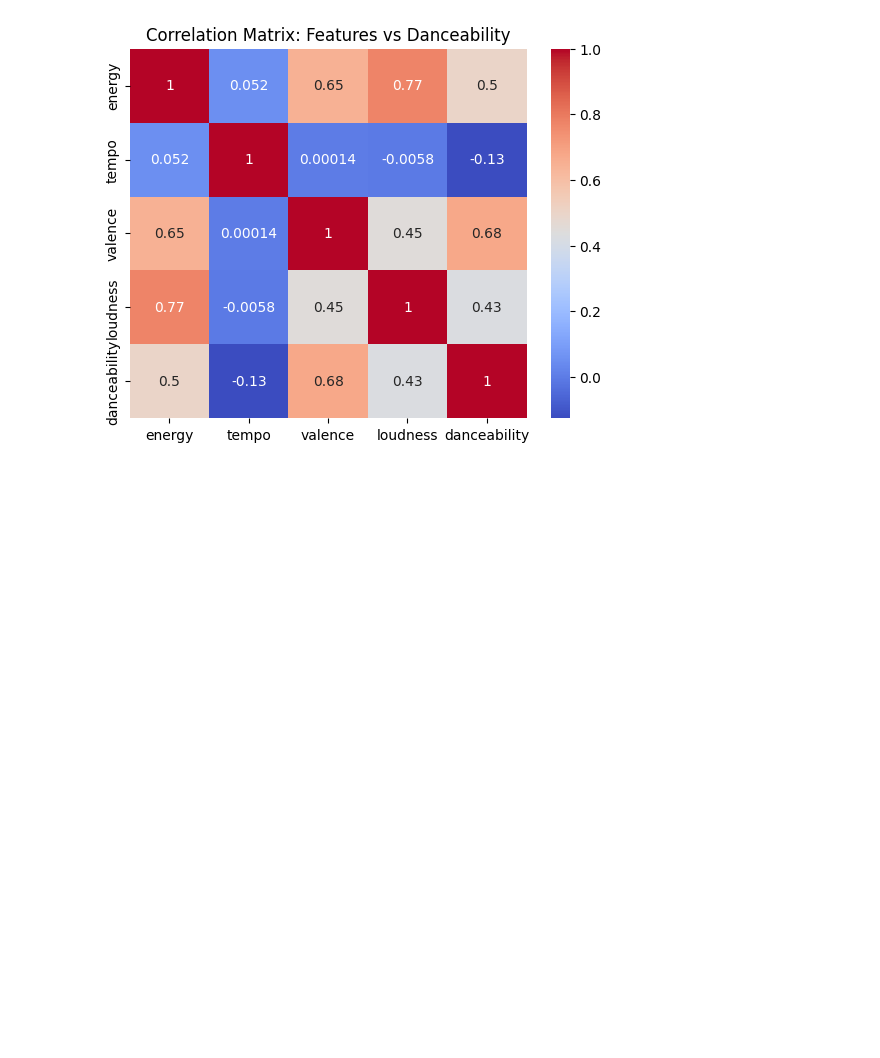
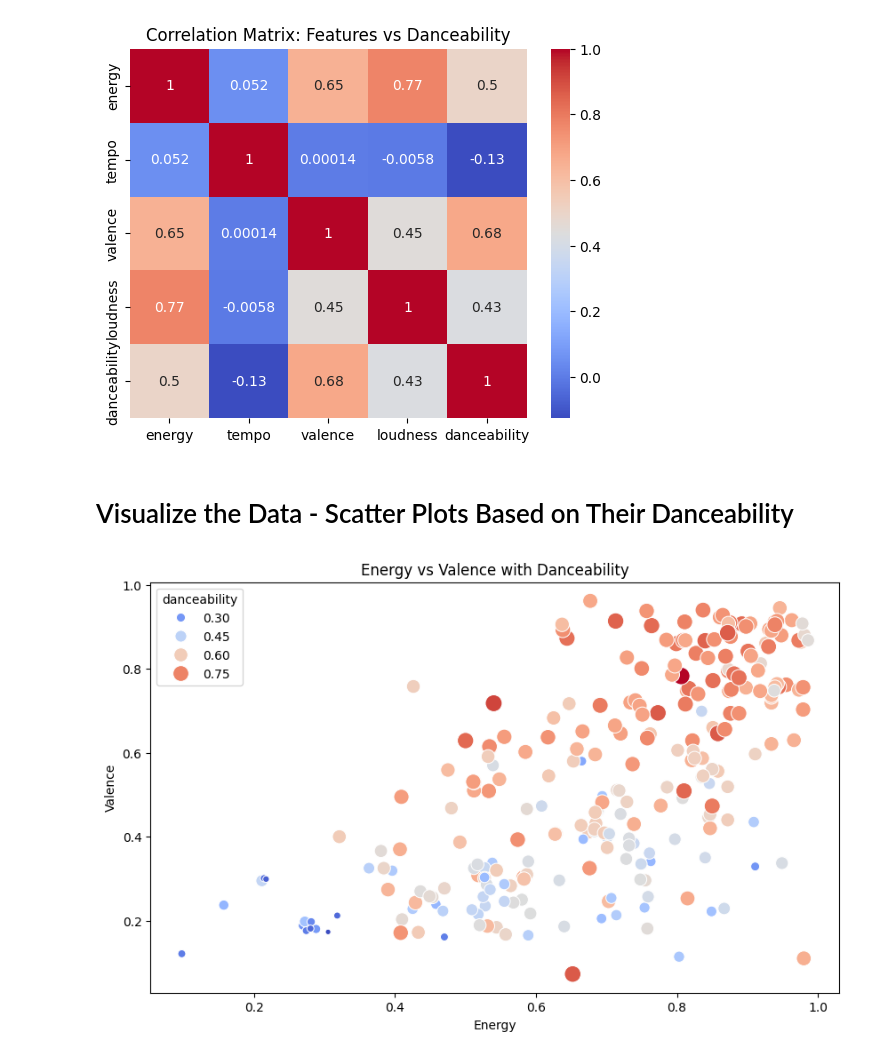
Before and after one commit to richirey75/Data-Mining-CS4990, a Jupyter notebook: DataMiningProject.ipynb, the cells around one changed output. Saved outputs shown, nothing was run; the diff lists cells and outputs as text; code cells hidden in the pictures; blank space fills up the shorter version.

```diff
--- a/DataMiningProject.ipynb
+++ b/DataMiningProject.ipynb
@@ -273,3 +273,15 @@ plt.title('Correlation Matrix: Features vs Danceability')
 plt.show()
 # %% [output]
 [figure]
+# %% [markdown]
+# Visualize the Data - Scatter Plots Based on Their Danceability
+# %%
+# scatter plot with danceability as color (gradient if danceability is continuous)
+plt.figure(figsize=(10, 6))
+sns.scatterplot(data=combined_df, x='energy', y='valence', hue='danceability', palette='coolwarm', size='danceability', sizes=(20, 200))
+plt.title('Energy vs Valence with Danceability')
+plt.xlabel('Energy')
+plt.ylabel('Valence')
+plt.show()
+# %% [output]
+[figure, added]
```
Also changed, not shown: parts of 2 cells of this notebook.
